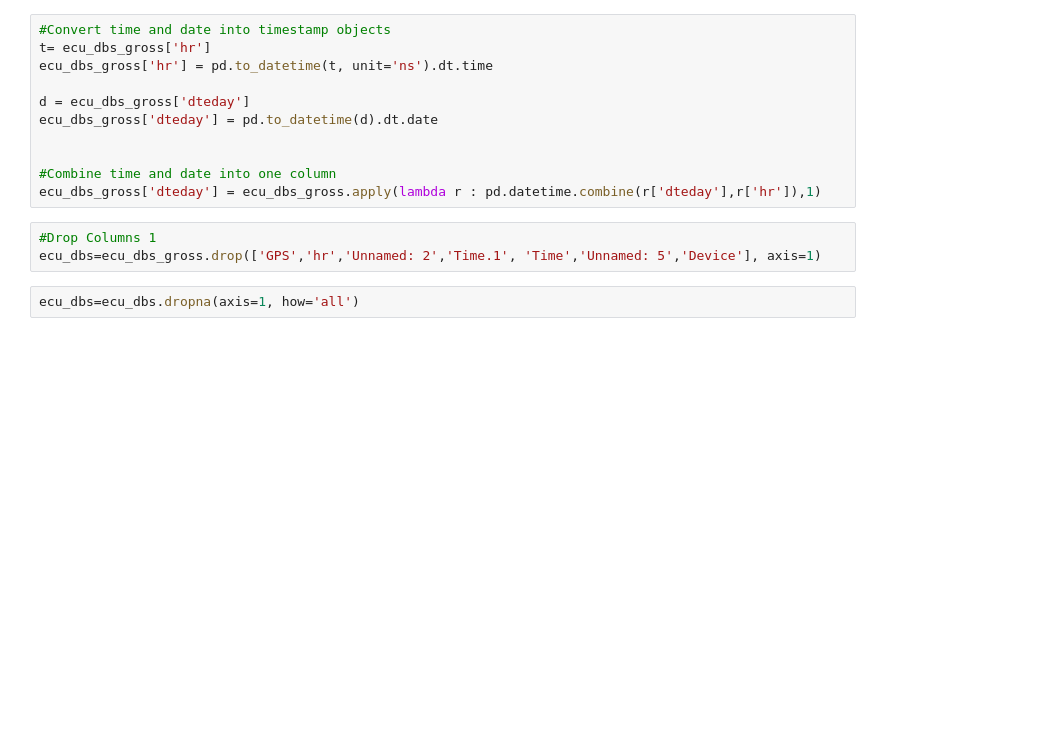
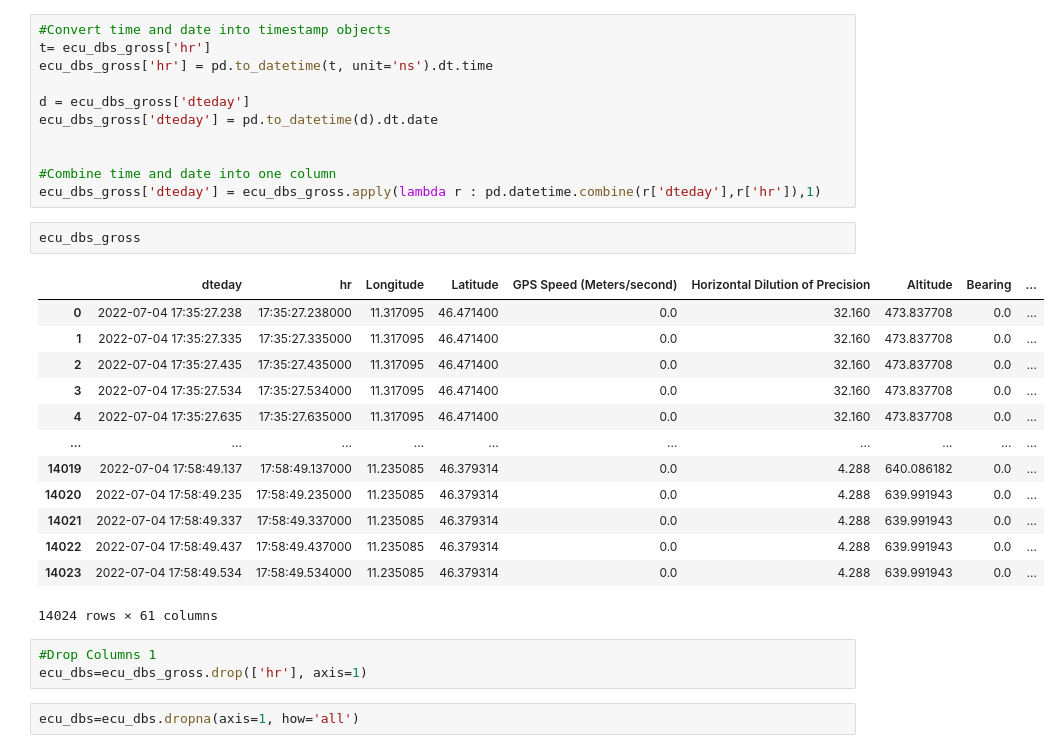
Before and after one commit to Jacopo-Spadon/EcuBs-Doblone, a Jupyter notebook: EcuBs Import.ipynb, the cells around one changed output. Saved outputs shown, nothing was run; the diff lists cells and outputs as text; blank space fills up the shorter version.

```diff
--- a/EcuBs Import.ipynb
+++ b/EcuBs Import.ipynb
@@ -65,9 +74,25 @@ ecu_dbs_gross['dteday'] = pd.to_datetime(d).dt.date
 
 #Combine time and date into one column
 ecu_dbs_gross['dteday'] = ecu_dbs_gross.apply(lambda r : pd.datetime.combine(r['dteday'],r['hr']),1)
+# %%
+ecu_dbs_gross
+# %% [output]
+|  | dteday | hr | Longitude | Latitude | GPS Speed (Meters/second) | Horizontal Dilution of Precision | Altitude | Bearing | ... |
+| 0 | 2022-07-04 17:35:27.238 | 17:35:27.238000 | 11.317095 | 46.471400 | 0.0 | 32.160 | 473.837708 | 0.0 | ... |
+| 1 | 2022-07-04 17:35:27.335 | 17:35:27.335000 | 11.317095 | 46.471400 | 0.0 | 32.160 | 473.837708 | 0.0 | ... |
+| 2 | 2022-07-04 17:35:27.435 | 17:35:27.435000 | 11.317095 | 46.471400 | 0.0 | 32.160 | 473.837708 | 0.0 | ... |
+| 3 | 2022-07-04 17:35:27.534 | 17:35:27.534000 | 11.317095 | 46.471400 | 0.0 | 32.160 | 473.837708 | 0.0 | ... |
+| 4 | 2022-07-04 17:35:27.635 | 17:35:27.635000 | 11.317095 | 46.471400 | 0.0 | 32.160 | 473.837708 | 0.0 | ... |
+| ... | ... | ... | ... | ... | ... | ... | ... | ... | ... |
+| 14019 | 2022-07-04 17:58:49.137 | 17:58:49.137000 | 11.235085 | 46.379314 | 0.0 | 4.288 | 640.086182 | 0.0 | ... |
+| 14020 | 2022-07-04 17:58:49.235 | 17:58:49.235000 | 11.235085 | 46.379314 | 0.0 | 4.288 | 639.991943 | 0.0 | ... |
+| 14021 | 2022-07-04 17:58:49.337 | 17:58:49.337000 | 11.235085 | 46.379314 | 0.0 | 4.288 | 639.991943 | 0.0 | ... |
+| 14022 | 2022-07-04 17:58:49.437 | 17:58:49.437000 | 11.235085 | 46.379314 | 0.0 | 4.288 | 639.991943 | 0.0 | ... |
+| 14023 | 2022-07-04 17:58:49.534 | 17:58:49.534000 | 11.235085 | 46.379314 | 0.0 | 4.288 | 639.991943 | 0.0 | ... |
+14024 rows × 61 columns
 # %%
 #Drop Columns 1
-ecu_dbs=ecu_dbs_gross.drop(['GPS','hr','Unnamed: 2','Time.1', 'Time','Unnamed: 5','Device'], axis=1)
+ecu_dbs=ecu_dbs_gross.drop(['hr'], axis=1)
 # %%
 ecu_dbs=ecu_dbs.dropna(axis=1, how='all')
 # %%
```
Also changed, not shown: parts of 6 cells of this notebook, 1 other file.
